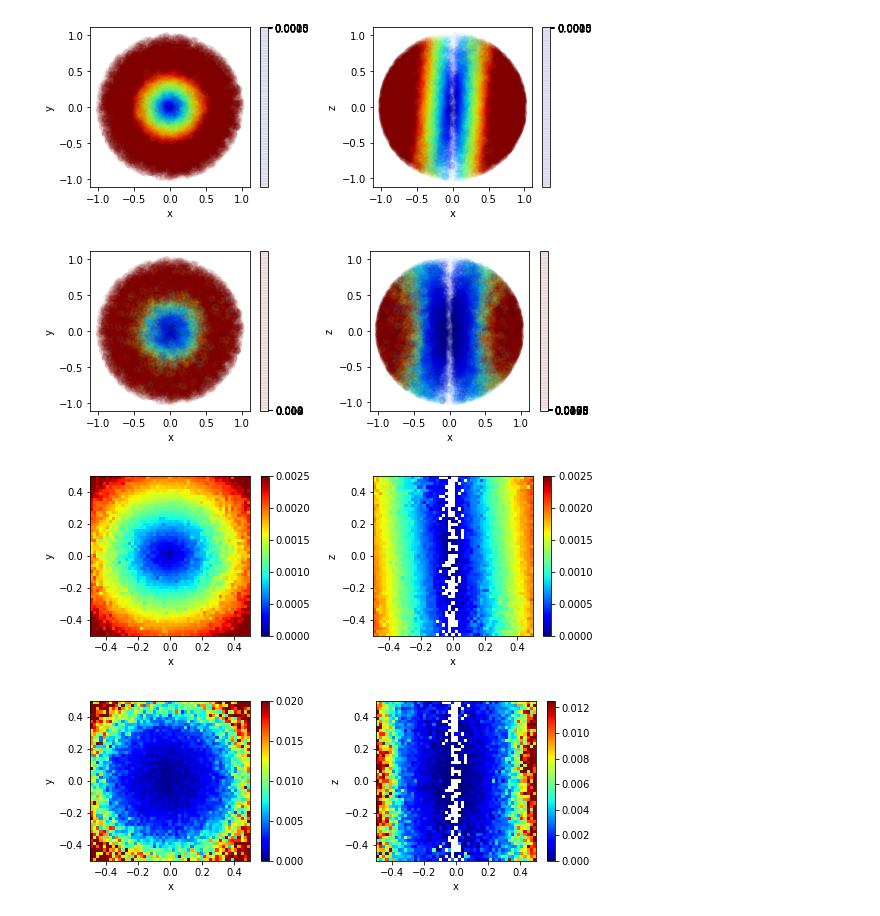
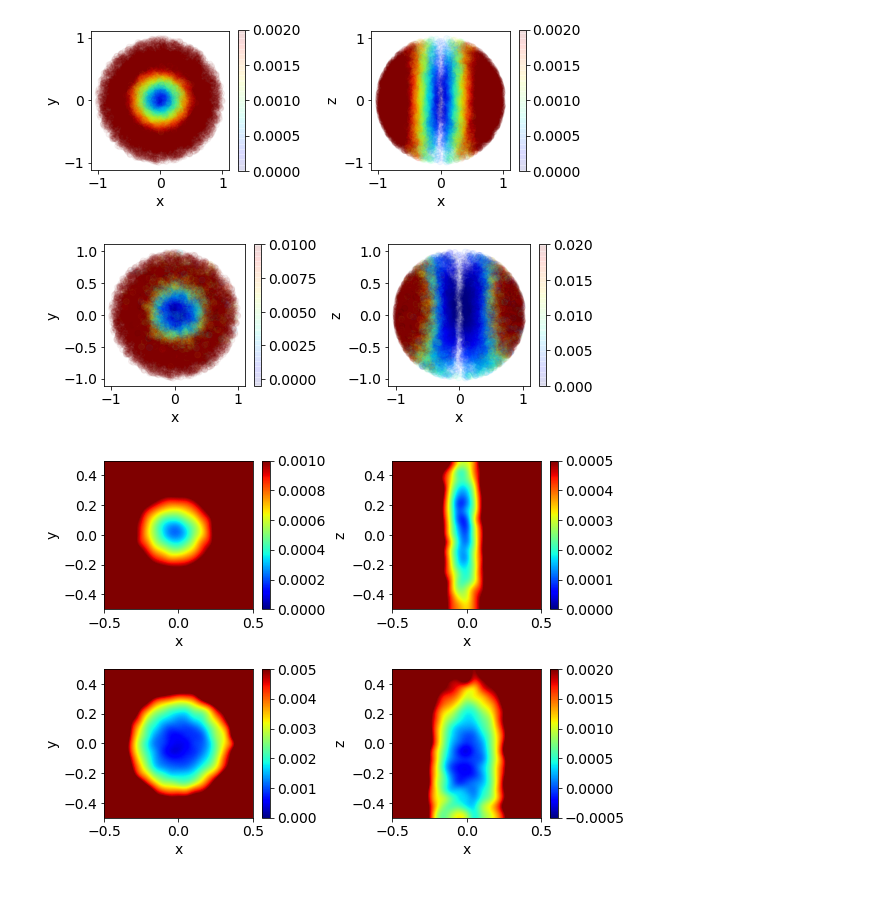
Before and after one commit to christophhofer40/CH-reconstruction, a Jupyter notebook: plot_potential.ipynb, the cells around one changed output. Saved outputs shown, nothing was run; the diff lists cells and outputs as text; code cells hidden in the pictures.

Commit message:
can plot 1d and 2d 'potentials'

```diff
--- a/plot_potential.ipynb
+++ b/plot_potential.ipynb
@@ -2,5 +2,6 @@
 import numpy as np
 import matplotlib.pyplot as plt
 from mpl_toolkits.mplot3d import Axes3D
+plt.rcParams.update({'font.size': 14})
 # %%
 ## import data
@@ -40,0 +54,42 @@ p_dist = np.poly1d(distpars)
+# %%
+## plot 1d potentials (x,y,z)
+datax=np.loadtxt('tests_new/potential1dx.txt',skiprows=1)
+datay=np.loadtxt('tests_new/potential1dy.txt',skiprows=1)
+dataz=np.loadtxt('tests_new/potential1dz.txt',skiprows=1)
+
+
+## averaging
+datax_avg=[]
+dataz_avg=[]
+step=0.02
+x=np.arange(int(np.min(datax)),int(np.max(datax)+0.5),step)
+
+for i in x:
+    if len(datax[(datax[:,0]>=i)*(datax[:,0]<(i+step))])>0:
+        datax_avg.append([i+step/2,np.median(datax[(datax[:,0]>=i)*(datax[:,0]<(i+step))][:,1]),
+                            np.median(datax[(datax[:,0]>=i)*(datax[:,0]<(i+step))][:,2])])
+        dataz_avg.append([i+step/2,np.median(dataz[(dataz[:,0]>=i)*(dataz[:,0]<(i+step))][:,1]),
+                            np.median(dataz[(dataz[:,0]>=i)*(dataz[:,0]<(i+step))][:,2])])
+
+
+
+#parameters for plot
+lims=[(-0.0003,0.003),(-0.0005,0.0015)]
+
+datas=[datax,dataz]
+datas=[np.array(datax_avg),np.array(dataz_avg)]
+f,ax=plt.subplots(1,len(datas),figsize=(8,3.5))
+colors=['blue','red']
+label=['distance','energy']
+axlabel=['x [$\AA$]','z [$\AA$]']
+for j in range(2):
+    for i in range(len(datas)):
+        ax[i].scatter(datas[i][:,0],datas[i][:,j+1],c=colors[j],alpha=0.7,label=label[j])
+    ax[j].set_xlim(-0.5,0.7)
+    ax[j].set_ylim(lims[j][0],lims[j][1])
+    ax[j].legend()
+    ax[j].set_xlabel(axlabel[j])
+    ax[j].set_ylabel('deviation')
+plt.tight_layout()
+plt.savefig(path+'1dpotentials.svg')
+plt.show()
@@ -68,36 +123,36 @@ Using matplotlib backend: TkAgg
 # %%
 ## 2D projected plots
-%matplotlib inline
 tags=[dists,energy]
 colors=['jet','jet']
 lims=[[(0,0.002),(0,0.002)],[(-0.0005,0.01),(0,0.02)]]
 
 for j in range(2):
     f,ax=plt.subplots(1,2,figsize=(8,3))
     signs=(xr+yr)
     bisigns=np.ones(signs.shape)
     bisigns[signs<0]=-1
     x_ax=[xr,np.sqrt((xr**2+yr**2))*bisigns]
     proj=[yr,zr]
     axs=['y','z']
     for i in range(2):
         sp=ax[i].scatter(x_ax[i][radius<=xlimdist],proj[i][radius<=xlimdist],c=tags[j][radius<=xlimdist],
                          cmap=colors[j],alpha=0.05)
         ax[i].set_aspect('equal')
         ax[i].set_xlabel('x')
         ax[i].set_ylabel(axs[i])
         cb=fig.colorbar(sp, ax=ax[i])
         cb.set_clim(lims[j][i])
+        cb.draw_all()
     plt.tight_layout()
     plt.show()
 # %% [output]
-[figure, old version]
+[figure, new version]
-[figure, old version]
+[figure, new version]
 # %%
 ## averaged 2D projected plots
 (xlimen,xlimdist)=(0.5,0.5)
 
-step=0.02 #A
+step=0.055 #A
 xmesh=np.linspace(-xlimen,xlimen,(2*xlimen)/step+1)
 mesh=np.meshgrid(xmesh,xmesh)
 
@@ -128,16 +183,17 @@ for h in range(2):
             for j in range(mesh[0].shape[1]):
                 xradius=mesh[0][j,i]
                 yradius=mesh[1][j,i]
-                tags[h][k][j,i]=np.median(values[h][(x_ax[k]>=xradius)*(x_ax[k]<xradius+step)*(proj[k]>=yradius)*(proj[k]<yradius+step)])
+                tags[h][k][j,i]=np.median(values[h][(x_ax[k]>=xradius)*(x_ax[k]<xradius+step)*
+                                                    (proj[k]>=yradius)*(proj[k]<yradius+step)])
 
 
+## set up plots
 
-%matplotlib inline
 colors=['jet','jet']
-lims=[[(0,0.0025),(0,0.0025)],[(0,0.02),(0,0.0125)]]
+lims=[[(0,0.001),(0,0.0005)],[(0,0.005),(-0.0005,0.002)]]
 
+f,ax=plt.subplots(2,2,figsize=(8.2,6))
 for j in range(2):
-    f,ax=plt.subplots(1,2,figsize=(8,3))
     signs=(xr+yr)
     bisigns=np.ones(signs.shape)
     bisigns[signs<0]=-1
@@ -145,15 +201,15 @@ for j in range(2):
     proj=[yr,zr]
     axs=['y','z']
     for i in range(2):
-        sp=ax[i].imshow(tags[j][i],extent=[-xlimen,xlimen,-xlimen,xlimen],cmap=colors[j],interpolation='nearest')
-        ax[i].set_aspect('equal')
-        ax[i].set_xlabel('x')
-        ax[i].set_ylabel(axs[i])
-        cb=fig.colorbar(sp, ax=ax[i])
+        sp=ax[j,i].imshow(tags[j][i],extent=[-xlimen,xlimen,-xlimen,xlimen],cmap=colors[j],interpolation='bicubic')
+        ax[j][i].set_aspect('equal')
+        ax[j][i].set_xlabel('x')
+        ax[j][i].set_ylabel(axs[i])
+        cb=fig.colorbar(sp, ax=ax[j][i])
         cb.set_clim(lims[j][i])
         cb.draw_all()
-    plt.tight_layout()
-    plt.show()
+plt.tight_layout(w_pad=2)
+plt.savefig(path+'2dpotentials.svg')
+plt.show()
 # %% [output]
-[figure, old version]
+[figure, new version]
-[figure, removed]
```
Also changed, not shown: parts of 9 cells of this notebook, 1 other file.
